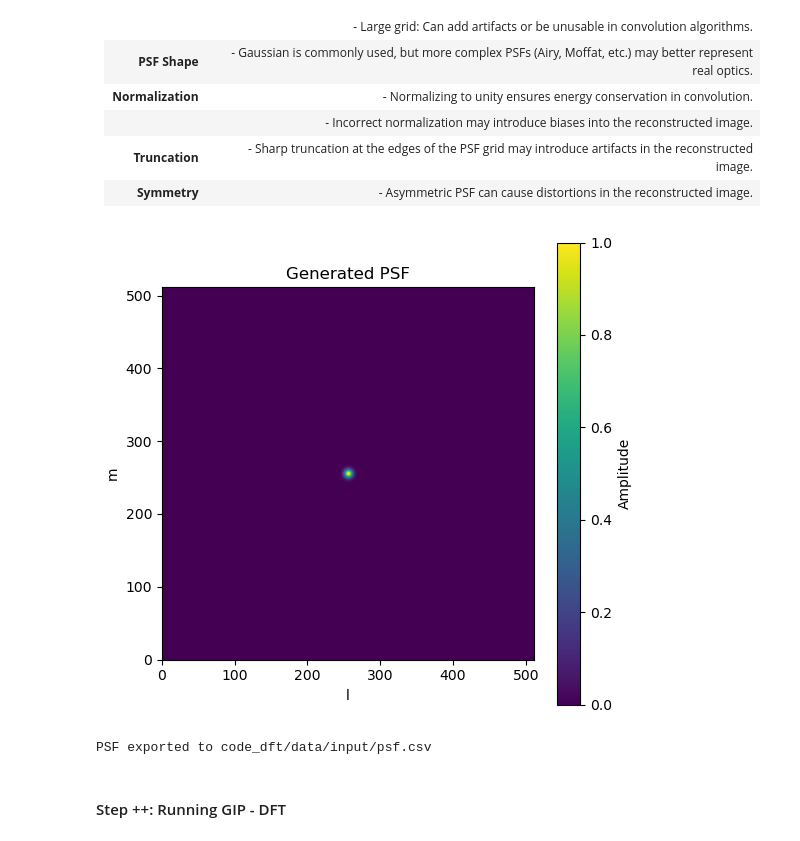
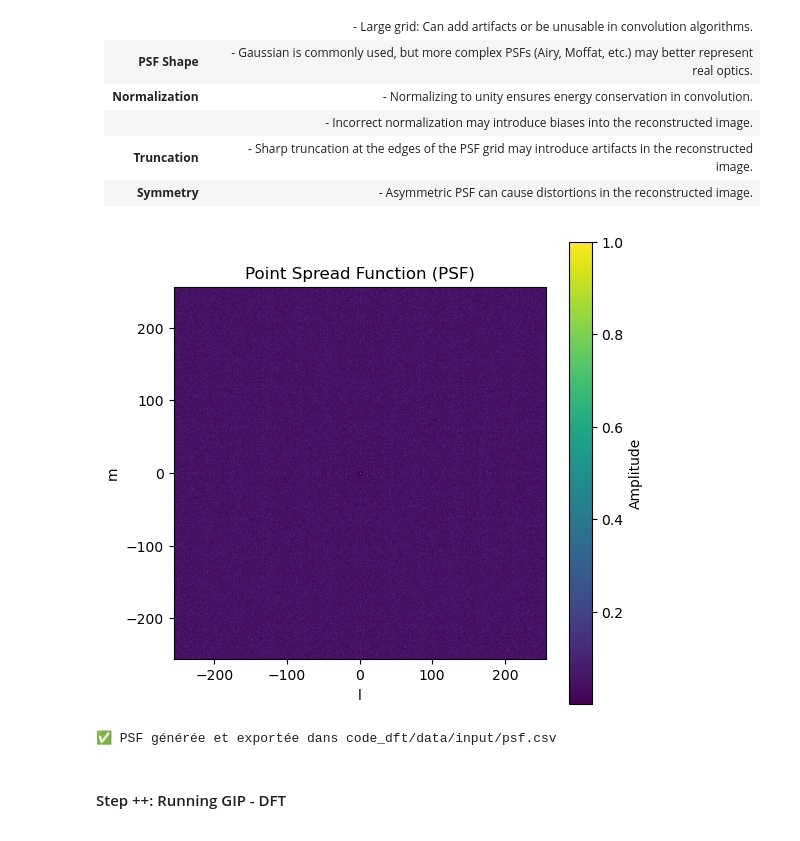
Before and after one commit to Ophelie-Renaud/measurementset-simulator, a Jupyter notebook: dataflow_simulator/ms_from_fits_dataflow.ipynb, the cells around one changed output. Saved outputs shown, nothing was run; the diff lists cells and outputs as text; code cells hidden in the pictures.

```diff
--- a/dataflow_simulator/ms_from_fits_dataflow.ipynb
+++ b/dataflow_simulator/ms_from_fits_dataflow.ipynb
@@ -623,10 +354,11 @@ case PSF_GRID_SIZE < GRID_SIZE:
 # %%
 from psf import generate_psf
 GRID_SIZE = 512
-generate_psf(GRID_SIZE,4,"code_dft/data/input/psf.csv")
+sigma = 4
+generate_psf(GRID_SIZE,"code/vis.csv","code_dft/data/input/psf.csv")
 # %% [output]
-[figure, old version]
+[figure, new version]
-PSF exported to code_dft/data/input/psf.csv
+✅ PSF générée et exportée dans code_dft/data/input/psf.csv
 # %% [markdown]
 #### Step ++: Running GIP - DFT
 # %%
```
Also changed, not shown: parts of 16 cells of this notebook, 51 other files.
